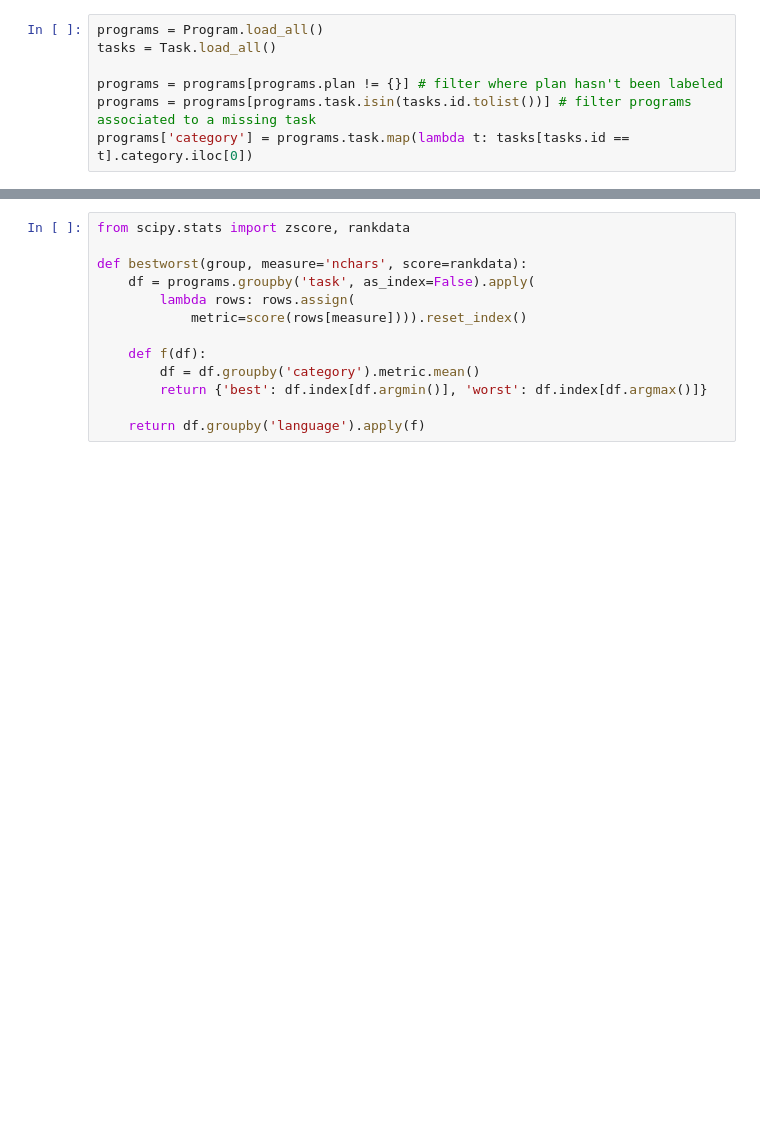
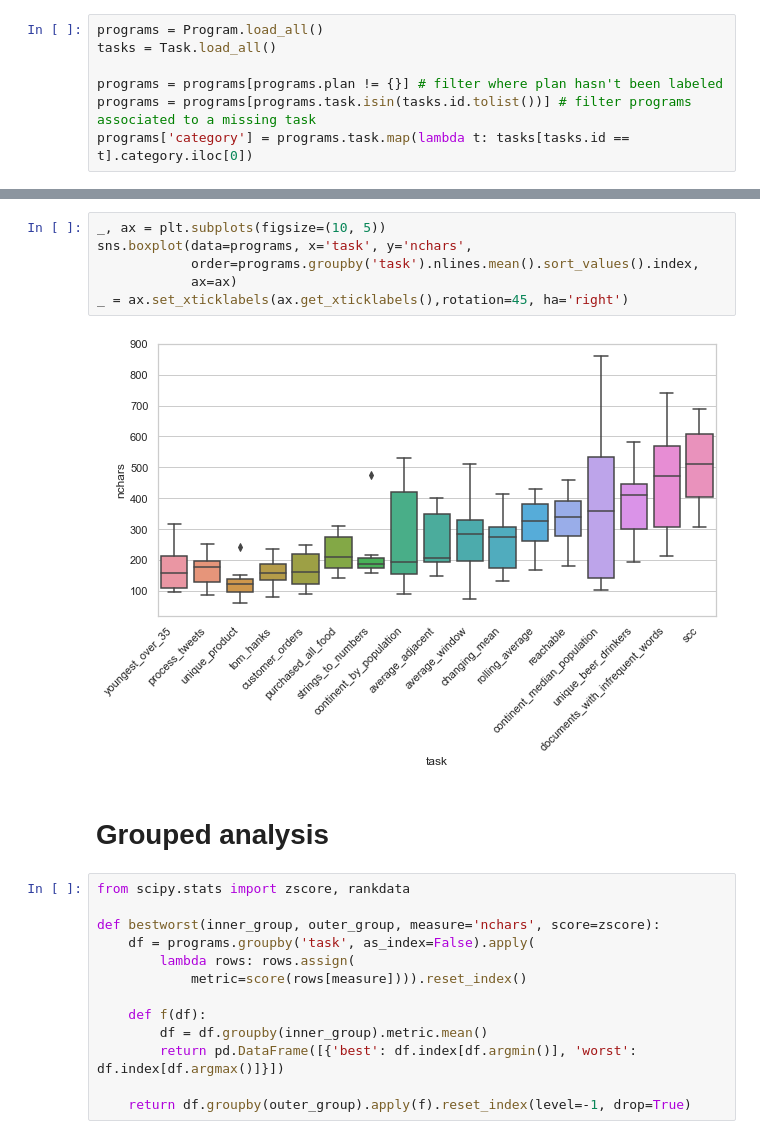
Before and after one commit to willcrichton/expressiveness-benchmark, a Jupyter notebook: notebooks/will_analysis.ipynb, the cells around one changed output, grey strips where cells are left out. Drawn from its saved outputs; the diff is of its cells as text; blank space fills up the shorter version.

```diff
--- a/notebooks/will_analysis.ipynb
+++ b/notebooks/will_analysis.ipynb
@@ -27,14 +35,24 @@ sns.boxplot(data=programs, x='language', y='nchars')
+# %%
+_, ax = plt.subplots(figsize=(10, 5))
+sns.boxplot(data=programs, x='task', y='nchars',
+            order=programs.groupby('task').nlines.mean().sort_values().index,
+            ax=ax)
+_ = ax.set_xticklabels(ax.get_xticklabels(),rotation=45, ha='right')
+# %% [output]
+[figure, added]
+# %% [markdown]
+# Grouped analysis
 # %%
 from scipy.stats import zscore, rankdata
 
-def bestworst(group, measure='nchars', score=rankdata):
+def bestworst(inner_group, outer_group, measure='nchars', score=zscore):
     df = programs.groupby('task', as_index=False).apply(
         lambda rows: rows.assign(
             metric=score(rows[measure]))).reset_index()
 
     def f(df):
-        df = df.groupby('category').metric.mean()
-        return {'best': df.index[df.argmin()], 'worst': df.index[df.argmax()]}
+        df = df.groupby(inner_group).metric.mean()
+        return pd.DataFrame([{'best': df.index[df.argmin()], 'worst': df.index[df.argmax()]}])
 
-    return df.groupby('language').apply(f)
+    return df.groupby(outer_group).apply(f).reset_index(level=-1, drop=True)
 # %%
```
Also changed, not shown: parts of 12 cells of this notebook, 11 other files.
